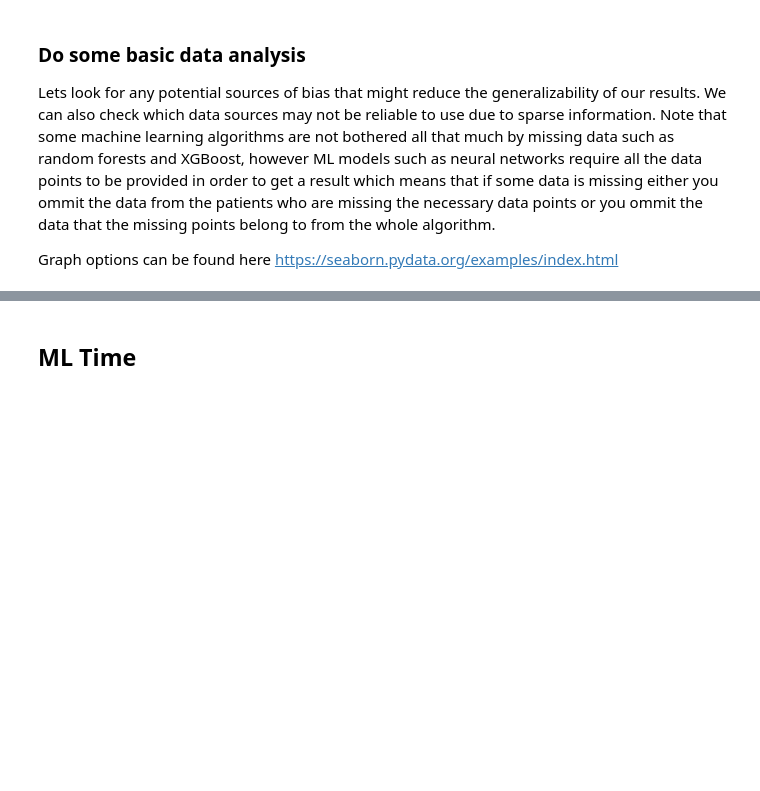
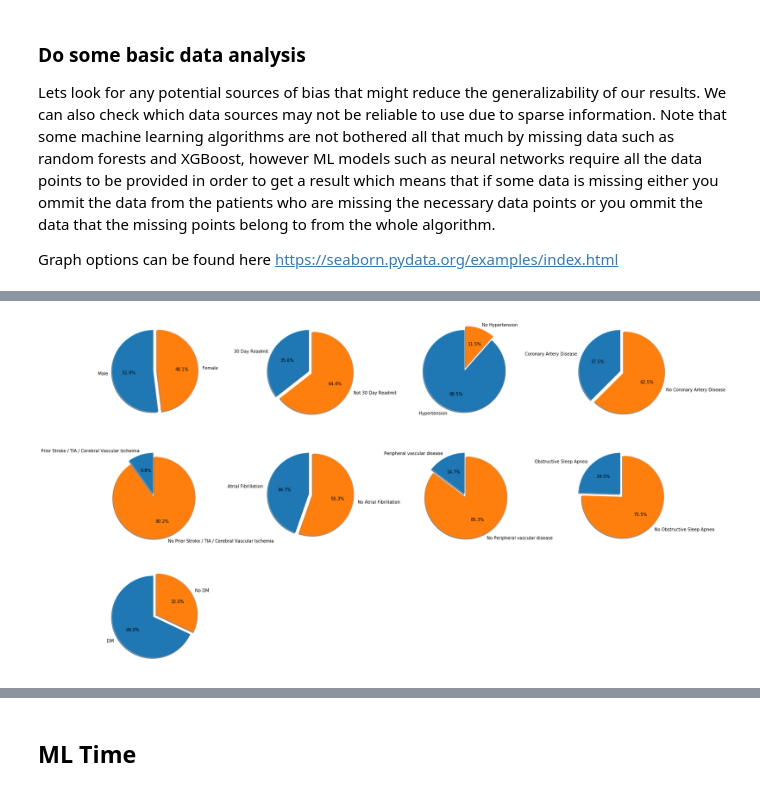
Before and after one commit to Michael-Equi/hfr, a Jupyter notebook: notebooks/hfr-ml-comparison.ipynb, the cells around one changed output, grey strips where cells are left out. Cells and saved outputs as stored; diff of their text form; code cells hidden in the pictures; blank space fills up the shorter version.

```diff
--- a/notebooks/hfr-ml-comparison.ipynb
+++ b/notebooks/hfr-ml-comparison.ipynb
@@ -109,3 +111,73 @@ plt.show()
+# %%
+# Pie chart, where the slices will be ordered and plotted counter-clockwise:
+fig = plt.figure(figsize=(25,15))
+
+fig.add_subplot(3,4,1)
+
+labels = 'Male', 'Female'
+sizes = [data.loc[data['Gender'] == 1].shape[0], data.loc[data['Gender'] == 0].shape[0]]
+explode = (0, 0.1)
+plt.pie(sizes, explode=explode, labels=labels, autopct='%1.1f%%', shadow=True, startangle=90)
+
+fig.add_subplot(3,4,2)
+
+labels = '30 Day Readmit', 'Not 30 Day Readmit'
+sizes = [data.loc[data['30 day readmission'] == 1].shape[0], data.loc[data['30 day readmission'] == 0].shape[0]]
+explode = (0, 0.1)
+plt.pie(sizes, explode=explode, labels=labels, autopct='%1.1f%%', shadow=True, startangle=90)
+
+fig.add_subplot(3,4,3)
+
+labels = 'Hypertension ', 'No Hypertension'
+sizes = [data.loc[data['Hypertension'] == 1].shape[0], data.loc[data['Hypertension'] == 0].shape[0]]
+explode = (0, 0.1)
+plt.pie(sizes, explode=explode, labels=labels, autopct='%1.1f%%', shadow=True, startangle=90)
+
+fig.add_subplot(3,4,4)
+
+labels = 'Coronary Artery Disease ', 'No Coronary Artery Disease'
+sizes = [data.loc[data['Coronary Artery Disease'] == 1].shape[0], data.loc[data['Coronary Artery Disease'] == 0].shape[0]]
+explode = (0, 0.1)
+plt.pie(sizes, explode=explode, labels=labels, autopct='%1.1f%%', shadow=True, startangle=90)
+
+fig.add_subplot(3,4,5)
+
+labels = 'Prior Stroke / TIA / Cerebral Vascular Ischemia', 'No Prior Stroke / TIA / Cerebral Vascular Ischemia'
+sizes = [data.loc[data['Prior Stroke / TIA / Cerebral Vascular Ischemia'] == 1].shape[0], data.loc[data['Prior Stroke / TIA / Cerebral Vascular Ischemia'] == 0].shape[0]]
+explode = (0, 0.1)
+plt.pie(sizes, explode=explode, labels=labels, autopct='%1.1f%%', shadow=True, startangle=90)
+
+fig.add_subplot(3,4,6)
+
+labels = 'Atrial Fibrillation ', 'No Atrial Fibrillation'
+sizes = [data.loc[data['Atrial Fibrillation'] == 1].shape[0], data.loc[data['Atrial Fibrillation'] == 0].shape[0]]
+explode = (0, 0.1)
+plt.pie(sizes, explode=explode, labels=labels, autopct='%1.1f%%', shadow=True, startangle=90)
+
+fig.add_subplot(3,4,7)
+
+labels = 'Peripheral vascular disease ', 'No Peripheral vascular disease'
+sizes = [data.loc[data['Peripheral vascular disease'] == 1].shape[0], data.loc[data['Peripheral vascular disease'] == 0].shape[0]]
+explode = (0, 0.1)
+plt.pie(sizes, explode=explode, labels=labels, autopct='%1.1f%%', shadow=True, startangle=90)
+
+fig.add_subplot(3,4,8)
+
+labels = 'Obstructive Sleep Apnea ', 'No Obstructive Sleep Apnea'
+sizes = [data.loc[data['Obstructive Sleep Apnea'] == 1].shape[0], data.loc[data['Obstructive Sleep Apnea'] == 0].shape[0]]
+explode = (0, 0.1)
+plt.pie(sizes, explode=explode, labels=labels, autopct='%1.1f%%', shadow=True, startangle=90)
+
+fig.add_subplot(3,4,9)
+
+labels = 'DM ', 'No DM'
+sizes = [data.loc[data['DM'] == 1].shape[0], data.loc[data['DM'] == 0].shape[0]]
+explode = (0, 0.1)
+plt.pie(sizes, explode=explode, labels=labels, autopct='%1.1f%%', shadow=True, startangle=90)
+
+plt.show()
+# %% [output]
+[figure, added]
 # %%
 g = sns.FacetGrid(data, col="30 day readmission")
 g.map(plt.hist, "Age");
```
Also changed, not shown: parts of 19 cells of this notebook, 1 other file.
